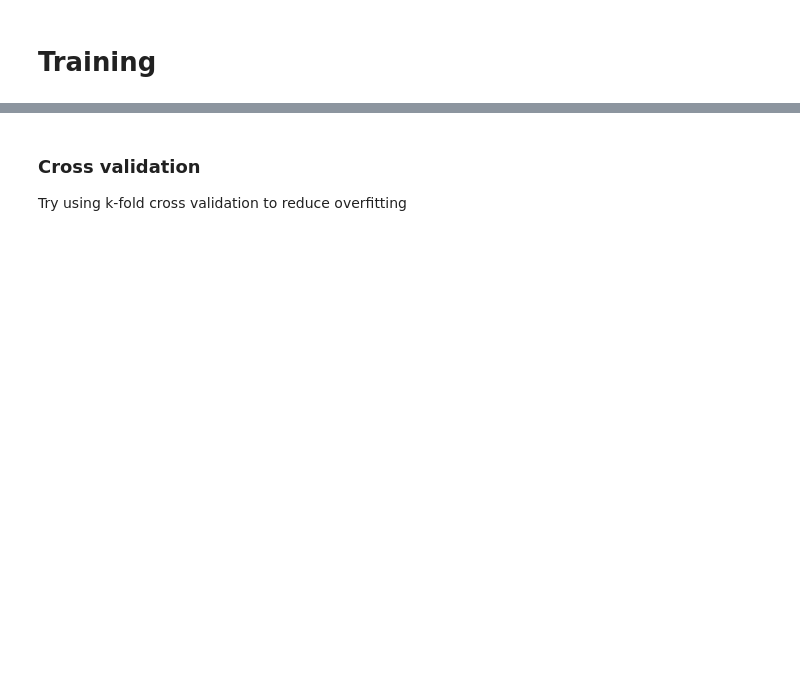
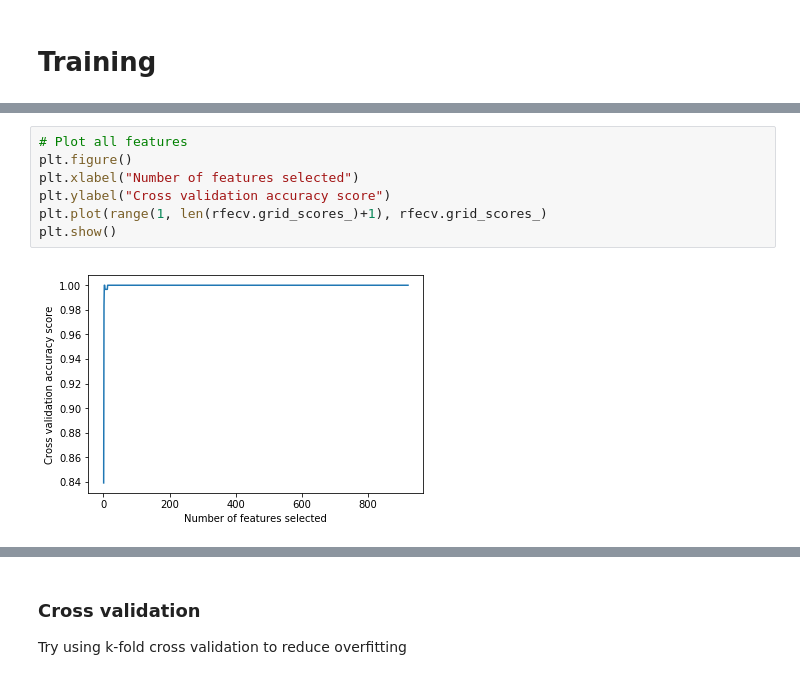
Before and after one commit to 12yuens2/classification-learning, a Jupyter notebook: multiclass/multiclassTask.ipynb, the cells around one changed output, grey strips where cells are left out. Saved outputs shown, nothing was run; the diff lists cells and outputs as text; blank space fills up the shorter version.

```diff
--- a/multiclass/multiclassTask.ipynb
+++ b/multiclass/multiclassTask.ipynb
@@ -82,0 +121,9 @@ accuracy_score(y_train, predictions)
+# %%
+# Plot all features
+plt.figure()
+plt.xlabel("Number of features selected")
+plt.ylabel("Cross validation accuracy score")
+plt.plot(range(1, len(rfecv.grid_scores_)+1), rfecv.grid_scores_)
+plt.show()
+# %% [output]
+[figure, added]
```
Also changed, not shown: parts of 52 cells of this notebook, 1 other file.
